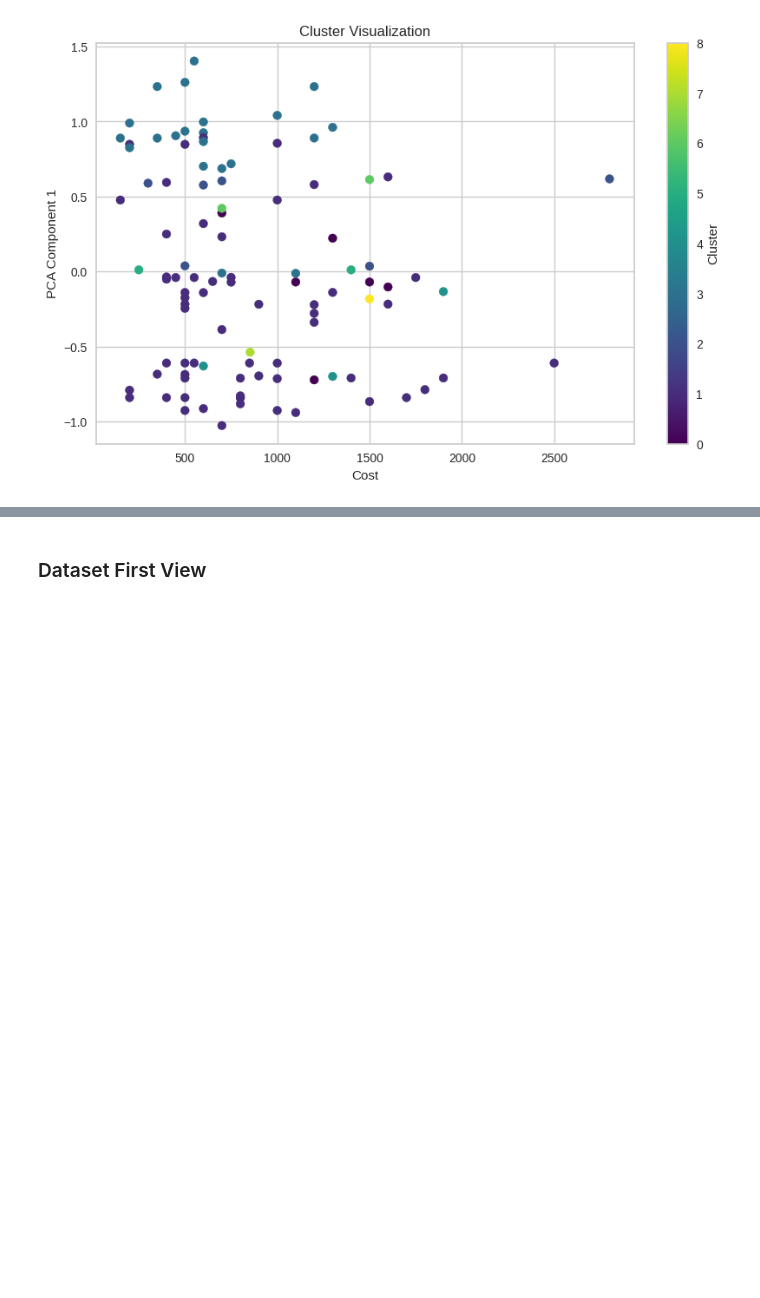
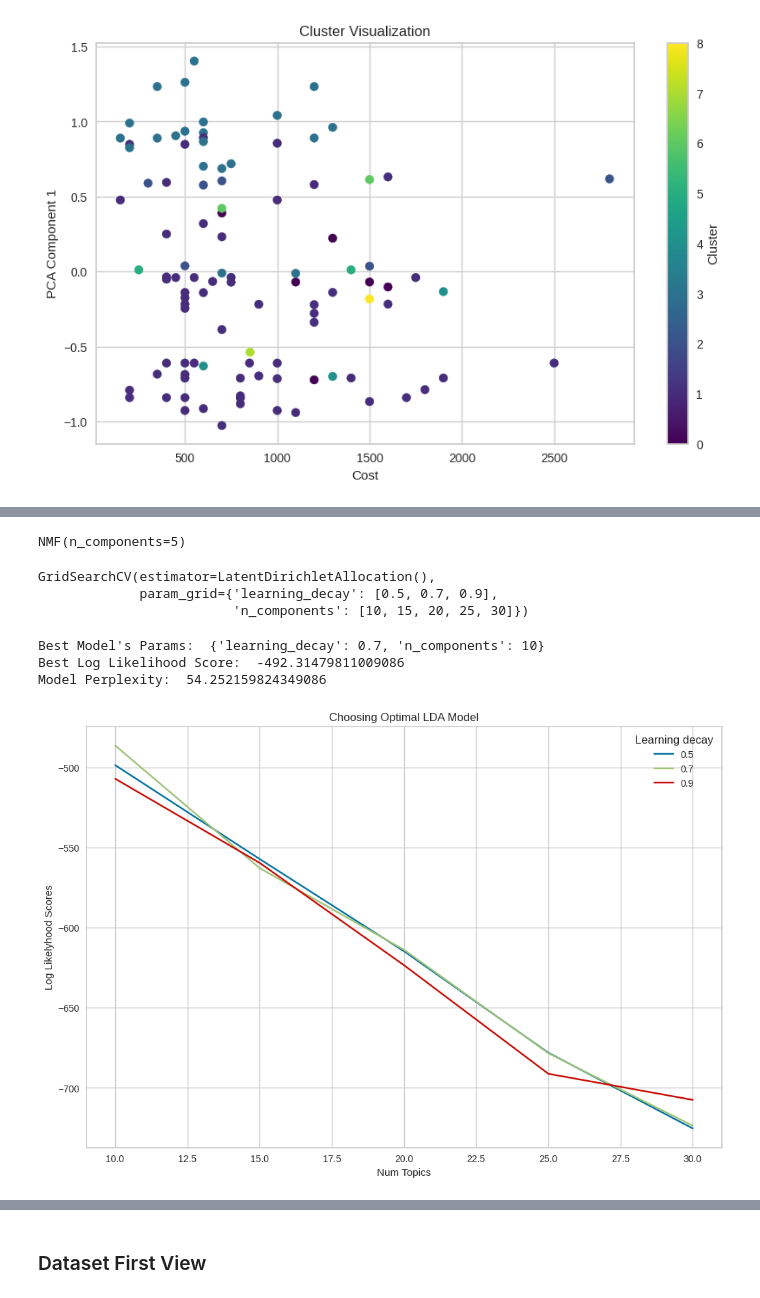
Before and after one commit to pvanand07/Zomato_Restaurant_Clustering_Unsupervised_ML, a Jupyter notebook: Zomato_Restaurent_Clustering_Unsupervised_ML.ipynb, the cells around one changed output, grey strips where cells are left out. Cells and saved outputs as stored; diff of their text form; code cells hidden in the pictures; blank space fills up the shorter version.

```diff
--- a/Zomato_Restaurent_Clustering_Unsupervised_ML.ipynb
+++ b/Zomato_Restaurent_Clustering_Unsupervised_ML.ipynb
@@ -641,3 +615,70 @@ fig.update_layout(scene=dict(xaxis_title="PCA Component 1", yaxis_title="Cost",
 fig.show()
 # %% [output]
 [interactive output not drawn]
+# %%
+from sklearn.preprocessing import MinMaxScaler
+X= MinMaxScaler().fit_transform(features_df.iloc[:,:-1])
+
+from sklearn.decomposition import NMF
+
+model = NMF(n_components=5)
+model.fit(X)
+# %% [output]
+NMF(n_components=5)
+# %%
+
+from sklearn.decomposition import LatentDirichletAllocation
+
+# Define Search Param
+search_params = {'n_components': [10, 15, 20, 25, 30], 'learning_decay': [.5, .7, .9]}
+
+# Init the Model
+lda = LatentDirichletAllocation()
+
+# Init Grid Search Class
+model = GridSearchCV(lda, param_grid=search_params)
+
+# Do the Grid Search
+model.fit(X)
+# %% [output]
+GridSearchCV(estimator=LatentDirichletAllocation(),
+             param_grid={'learning_decay': [0.5, 0.7, 0.9],
+                         'n_components': [10, 15, 20, 25, 30]})
+# %%
+# Best Model
+best_lda_model = model.best_estimator_
+
+# Model Parameters
+print("Best Model's Params: ", model.best_params_)
+
+# Log Likelihood Score
+print("Best Log Likelihood Score: ", model.best_score_)
+
+# Perplexity
+print("Model Perplexity: ", best_lda_model.perplexity(X))
+# %% [output]
+Best Model's Params:  {'learning_decay': 0.7, 'n_components': 10}
+Best Log Likelihood Score:  -492.31479811009086
+Model Perplexity:  54.252159824349086
+# %%
+# Get the mean test scores from the cross-validation results
+results = model.cv_results_
+
+# Get Log Likelyhoods from Grid Search Output
+n_topics = [10, 15, 20, 25, 30]
+log_likelyhoods_5 = np.array(results['mean_test_score'][results['param_learning_decay'] == 0.5])
+log_likelyhoods_7 = np.array(results['mean_test_score'][results['param_learning_decay'] == 0.7])
+log_likelyhoods_9 = np.array(results['mean_test_score'][results['param_learning_decay'] == 0.9])
+
+# Show graph
+plt.figure(figsize=(12, 8))
+plt.plot(n_topics, log_likelyhoods_5, label='0.5')
+plt.plot(n_topics, log_likelyhoods_7, label='0.7')
+plt.plot(n_topics, log_likelyhoods_9, label='0.9')
+plt.title("Choosing Optimal LDA Model")
+plt.xlabel("Num Topics")
+plt.ylabel("Log Likelyhood Scores")
+plt.legend(title='Learning decay', loc='best')
+plt.show()
+# %% [output]
+[figure, added]
```
Also changed, not shown: parts of 71 cells of this notebook.
